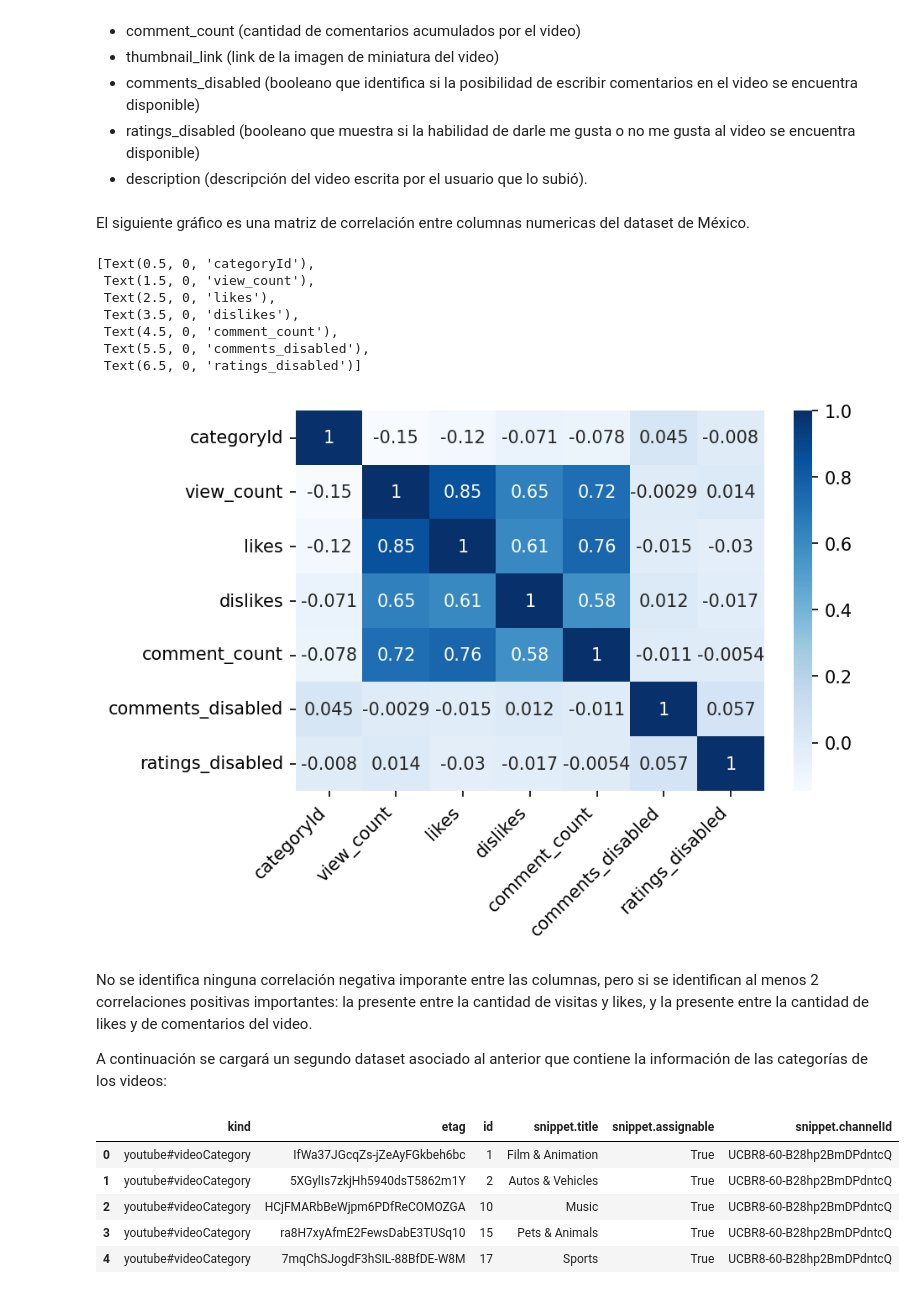
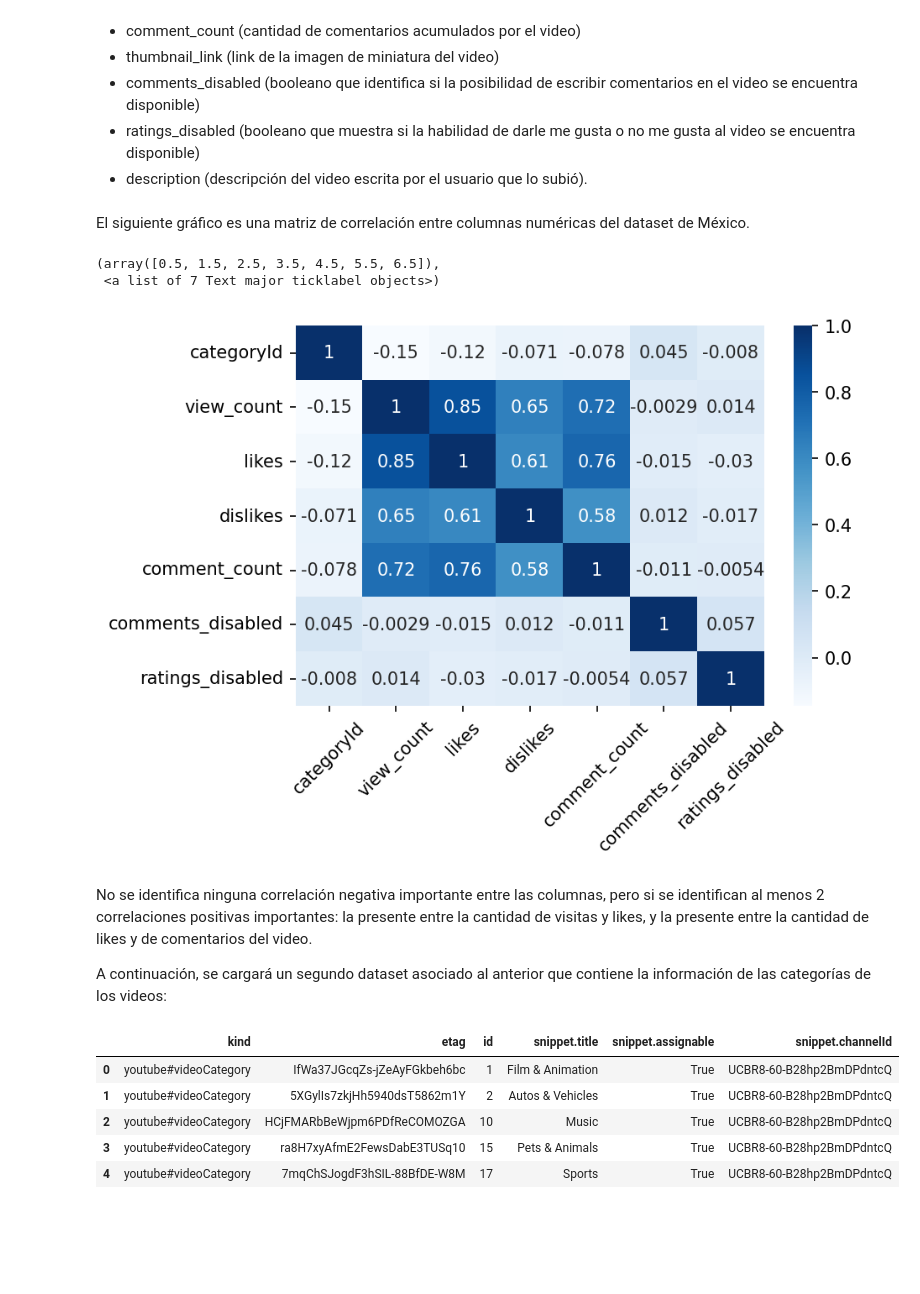
Before and after one commit to Jjaraa/yt-trending, a Jupyter notebook: yt_trending.ipynb, the cells around one changed output. Drawn from its saved outputs; the diff is of its cells as text; code cells hidden in the pictures; blank space fills up the shorter version.

```diff
--- a/yt_trending.ipynb
+++ b/yt_trending.ipynb
@@ -55,8 +55,13 @@ Los datos a analizar corresponden a los trendings de YouTube para el país de M
 Se comenzará cargando el dataset principal a un dataframe:
 # %%
 import pandas as pd
+from datetime import datetime
 
-mx_dataset = pd.read_csv("/content/drive/MyDrive/dataset/MX_youtube_trending_data.csv")
+dateparse = lambda x: datetime.strptime(x, '%Y-%m-%dT%H:%M:%SZ')
+
+mx_dataset = pd.read_csv("/content/drive/MyDrive/dataset/MX_youtube_trending_data.csv",
+                         parse_dates=['publishedAt', 'trending_date'],
+                         date_parser=dateparse)
 # %%
 mx_dataset.head()
 # %% [output]
@@ -159,37 +181,24 @@ list(mx_dataset.columns)
 -   ratings_disabled (booleano que muestra si la habilidad de darle me gusta o no me gusta al video se encuentra disponible)
 -   description (descripción del video escrita por el usuario que lo subió).
 # %% [markdown]
-El siguiente gráfico es una matriz de correlación entre columnas numericas del dataset de México.
+El siguiente gráfico es una matriz de correlación entre columnas numéricas del dataset de México.
 # %%
 import matplotlib.pyplot as plt
 import seaborn as sns
 
 plt.rcParams['figure.dpi'] = 150
 
 corr = mx_dataset.corr()
-ax = sns.heatmap(
-    corr,
-    annot = True,
-    cmap = "Blues"
-)
-ax.set_xticklabels(
-    ax.get_xticklabels(),
-    rotation=45,
-    horizontalalignment='right'
-)
+plot = sns.heatmap(corr, annot=True, cmap="Blues")
+plt.xticks(rotation=45)
 # %% [output]
-[Text(0.5, 0, 'categoryId'),
- Text(1.5, 0, 'view_count'),
- Text(2.5, 0, 'likes'),
- Text(3.5, 0, 'dislikes'),
- Text(4.5, 0, 'comment_count'),
- Text(5.5, 0, 'comments_disabled'),
- Text(6.5, 0, 'ratings_disabled')]
+(array([0.5, 1.5, 2.5, 3.5, 4.5, 5.5, 6.5]),
+ <a list of 7 Text major ticklabel objects>)
-[figure, old version]
+[figure, new version]
 # %% [markdown]
-No se identifica ninguna correlación negativa imporante entre las columnas, pero si se identifican al menos 2 correlaciones positivas importantes: la presente entre la cantidad de visitas y likes, y la presente entre la cantidad de likes y de comentarios del video.
+No se identifica ninguna correlación negativa importante entre las columnas, pero si se identifican al menos 2 correlaciones positivas importantes: la presente entre la cantidad de visitas y likes, y la presente entre la cantidad de likes y de comentarios del video.
 
-A continuación se cargará un segundo dataset asociado al anterior que contiene la información de las categorías de los videos:
+A continuación, se cargará un segundo dataset asociado al anterior que contiene la información de las categorías de los videos:
 # %%
 import json
 
```
Also changed, not shown: parts of 102 cells of this notebook.
